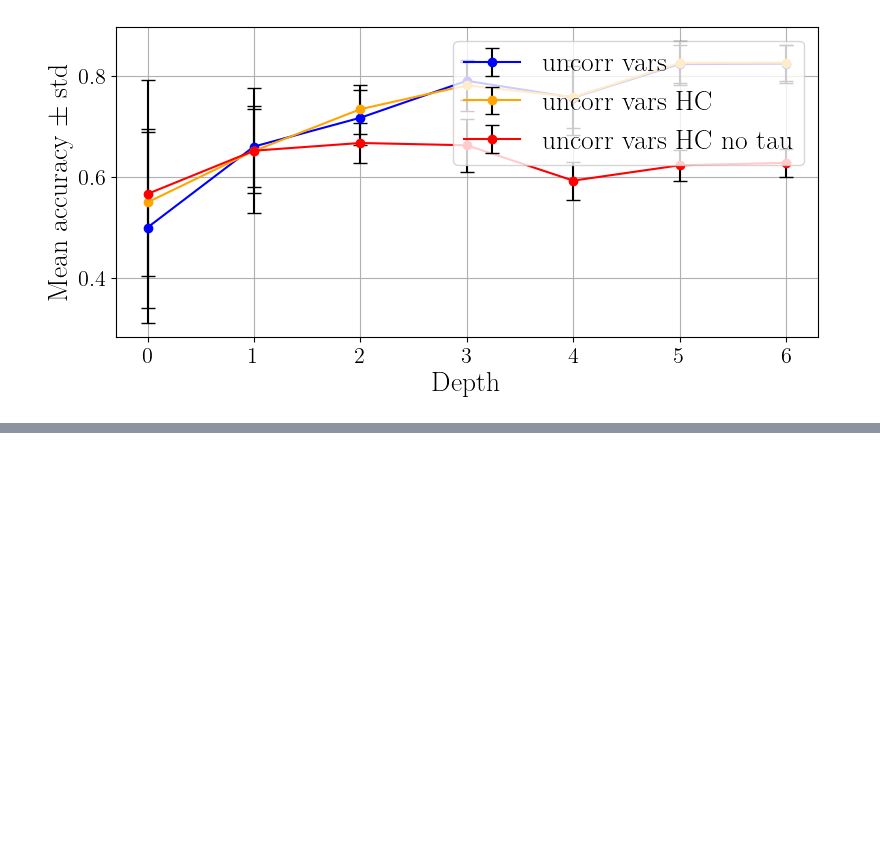
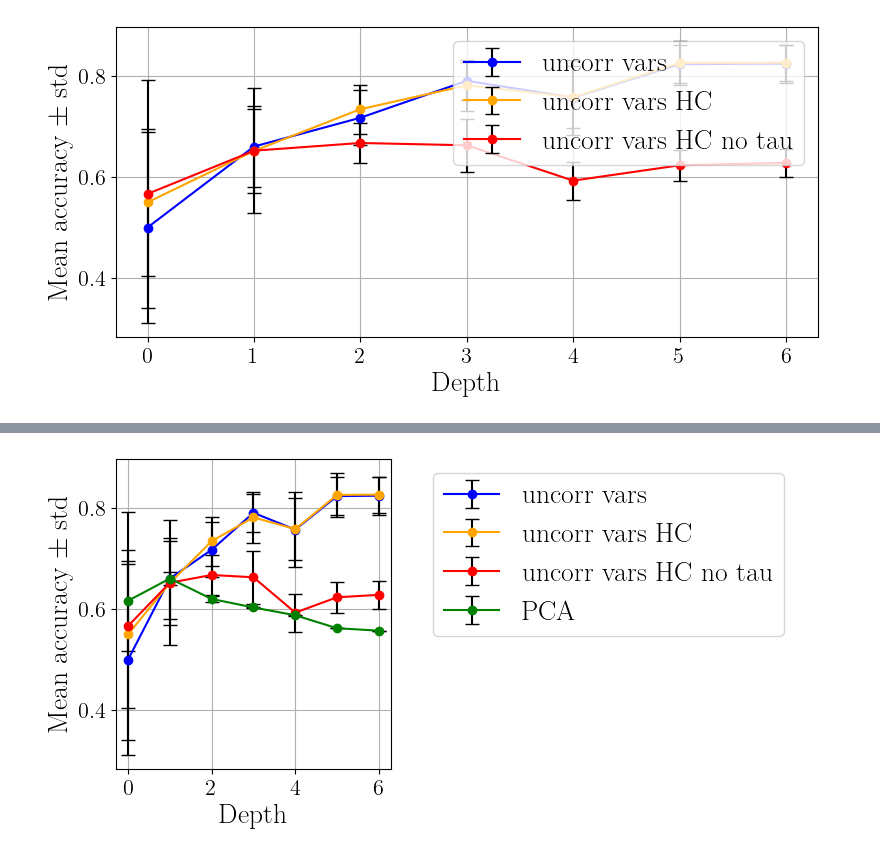
Before and after one commit to MauroGarciaLorenzo/datagen, a Jupyter notebook: post_processing/Post_processing.ipynb, the cells around one changed output, grey strips where cells are left out. Cells and saved outputs as stored; diff of their text form; code cells hidden in the pictures; blank space fills up the shorter version.

```diff
--- a/post_processing/Post_processing.ipynb
+++ b/post_processing/Post_processing.ipynb
@@ -533,7 +533,8 @@ def kfold_cv_depth(df_dict, type_corr_analysis, dimensions_caseid_feasible, case
             if plot_depth_exploration:
                 ax.scatter(dimensions_caseid_feasible.query('case_id == @add_case_id')['p_cig'],
                        dimensions_caseid_feasible.query('case_id == @add_case_id')['p_sg'], label = 'Depth '+str(depth))
-    plt.legend()
+    if plot_depth_exploration:
+        plt.legend()
     return scores_df
 # %%
 cases_id_depth = pd.read_excel('cases_id_depth.xlsx')[['Depth','case_id','CellName']]
@@ -585,0 +698,20 @@ fig.tight_layout()
+# %%
+index = np.argmax(cumulative_variance > 0.95) if np.any(cumulative_variance > 0.95) else -1
+results_dataframes['case_df_op_feasible_PCA'] = pd.concat([pd.DataFrame(X_PCA_StdSc[:,0:index]),results_dataframes['case_df_op_feasible'][['case_id','Stability']]],axis=1)
+scores_df_PCA = kfold_cv_depth(results_dataframes, 'PCA', dimensions_caseid_feasible, cases_id_depth_feas, plot_depth_exploration=False, n_fold=5)
+
+fig, ax = plt.subplots()
+ax.errorbar(scores_df_uncorr['Depth'], scores_df_uncorr['score_mean'], yerr=scores_df_uncorr['score_std'], fmt='-o', capsize=5, color='blue', ecolor='black', elinewidth=1.5, label = 'uncorr vars')
+ax.errorbar(scores_df_uncorr_HierCl['Depth'], scores_df_uncorr_HierCl['score_mean'], yerr=scores_df_uncorr_HierCl['score_std'], fmt='-o', capsize=5, color='orange', ecolor='black', elinewidth=1.5, label = 'uncorr vars HC')
+ax.errorbar(scores_df_uncorr_HC_notau['Depth'], scores_df_uncorr_HC_notau['score_mean'], yerr=scores_df_uncorr_HC_notau['score_std'], fmt='-o', capsize=5, color='red', ecolor='black', elinewidth=1.5, label = 'uncorr vars HC no tau')
+ax.errorbar(scores_df_PCA['Depth'], scores_df_PCA['score_mean'], yerr=scores_df_PCA['score_std'], fmt='-o', capsize=5, color='green', ecolor='black', elinewidth=1.5, label = 'PCA')
+ax.set_xlabel('Depth')
+ax.set_ylabel('Mean accuracy $\pm$ std')
+ax.grid()
+ax.legend(bbox_to_anchor=(1.1, 1), loc='upper left')
+#plt.legend()
+fig.tight_layout()
+#plt.savefig('scores_vs_depth__df_uncorr_var_HierCl_xgb.pdf')#, format='pdf')
+#plt.savefig('scores_vs_depth__df_uncorr_var_HierCl_xgb.png')#, format='png')
+# %% [output]
+[figure, added]
```
Also changed, not shown: parts of 14 cells of this notebook, 5 other files.
